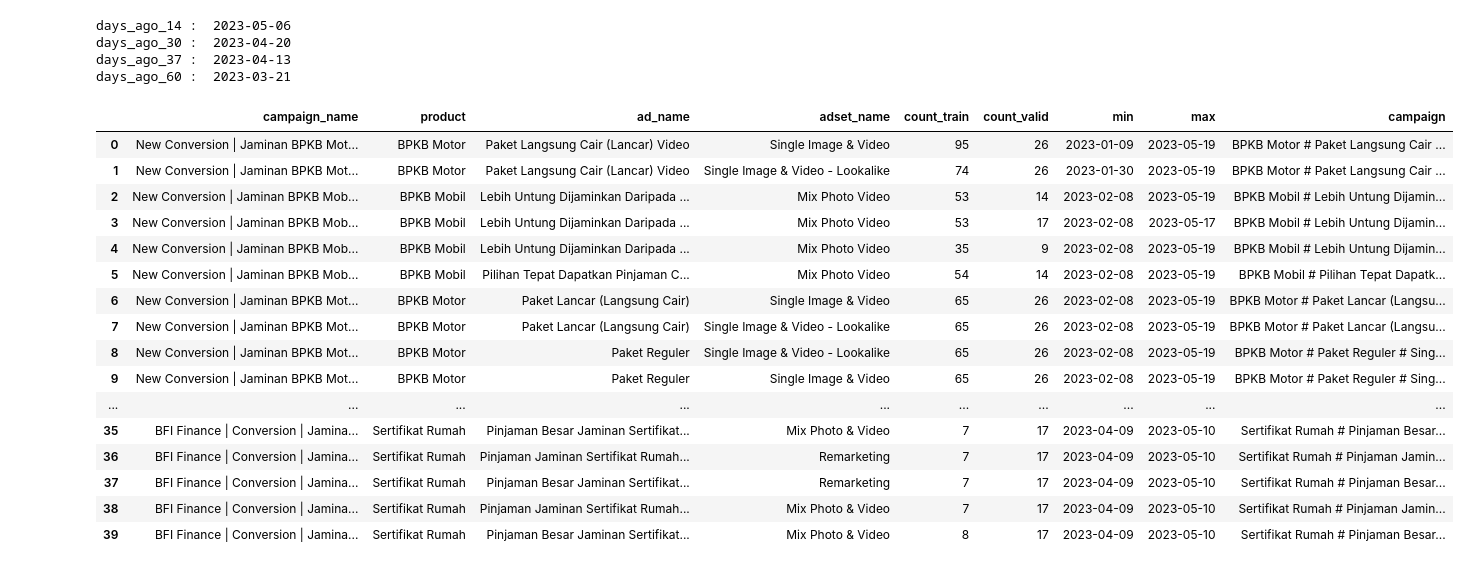
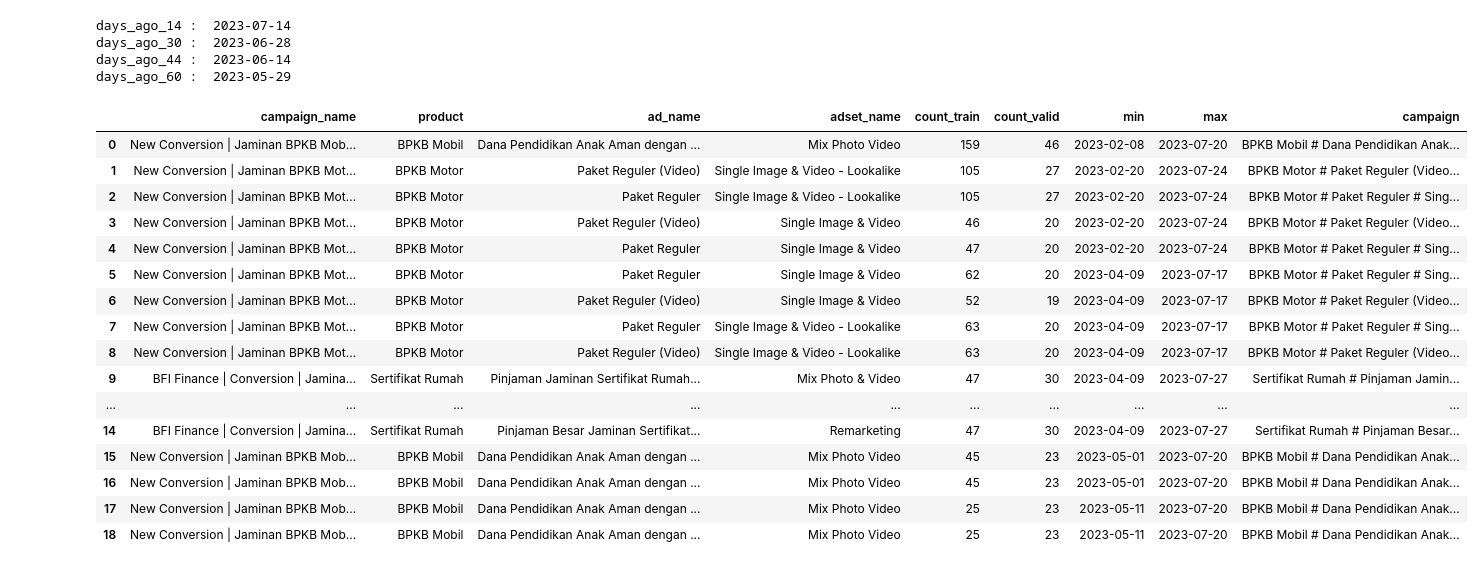
Before and after one commit to hendrikbfi/Project, a Jupyter notebook: digital_leads_forecasting/forecast_meta.ipynb, the cells around one changed output. Saved outputs shown, nothing was run; the diff lists cells and outputs as text; code cells hidden in the pictures.

```diff
--- a/digital_leads_forecasting/forecast_meta.ipynb
+++ b/digital_leads_forecasting/forecast_meta.ipynb
@@ -50,18 +50,18 @@ days_ago_1_str  = ''.join(last_date)
 days_ago_1 = datetime.strptime(days_ago_1_str, '%Y-%m-%d').date()
 days_ago_14 = days_ago_1 - timedelta(days = 13)
 days_ago_30 = days_ago_1 - timedelta(days = 29)
-days_ago_37 = days_ago_1 - timedelta(days = 36)
+days_ago_44 = days_ago_1 - timedelta(days = 43)
 days_ago_60 = days_ago_1 - timedelta(days = 59)
 
 print("days_ago_14 : " , days_ago_14)
 print("days_ago_30 : " , days_ago_30)
-print("days_ago_37 : " , days_ago_37)
+print("days_ago_44 : " , days_ago_44)
 print("days_ago_60 : " , days_ago_60)
 # %% [output]
-days_ago_14 :  2023-05-06
-days_ago_30 :  2023-04-20
-days_ago_37 :  2023-04-13
-days_ago_60 :  2023-03-21
+days_ago_14 :  2023-07-14
+days_ago_30 :  2023-06-28
+days_ago_44 :  2023-06-14
+days_ago_60 :  2023-05-29
 # %%
 try:
     mydb = mysql_drive.connect(host=os.getenv("HOST"), user=os.getenv("DATABASE_USER"),port=os.getenv("DATABASE_PORT"),
@@ -186,50 +186,50 @@ try:
     mydb = mysql_drive.connect(host=os.getenv("HOST"), user=os.getenv("DATABASE_USER"),port=os.getenv("DATABASE_PORT"),
                                 database=os.getenv("DATABASE_NAME"), password=os.getenv("DATABASE_PASSWORD"))
     query = '''
         select campaign_name as campaign_name,
             CASE WHEN lower(campaign_name) LIKE '%mobil%' THEN 'BPKB Mobil'
 		        WHEN lower(campaign_name) LIKE '%motor%' THEN 'BPKB Motor'
 		        WHEN lower(campaign_name) LIKE '%rumah%' THEN 'Sertifikat Rumah'
 		        WHEN lower(campaign_name) LIKE '%all product%' THEN 'All Product'
 		        WHEN lower(campaign_name) LIKE '%all-product%' THEN 'All Product'
 		        else 'Others'
 		        END AS product, ad_name, adset_name,
             count(case when (created_date <= '{1}')then 1 end) as count_train,
             count(case when (created_date >= '{1}')then 1 end) as count_valid,
             min(date_format(created_date,'%Y-%m-%d')) as min, max(date_format(created_date,'%Y-%m-%d')) as max
         from digital_leads.facebook_insights
         where date_format(created_date,'%Y-%m-%d') <= '{3}' and campaign_name <> '(not set)'
         group by campaign_name, product, ad_name, adset_name
         having  min(date_format(created_date,'%Y-%m-%d')) <= '{0}'
                 and max(date_format(created_date,'%Y-%m-%d')) > '{2}'
                 and count(case when (created_date <= '{1}')then 1 end) > 2
                 and count(case when (created_date >= '{1}')then 1 end) > 2
-    '''.format(days_ago_37,days_ago_30, days_ago_14,days_ago_1)
+    '''.format(days_ago_44,days_ago_30, days_ago_14,days_ago_1)
     active = pd.read_sql(query,mydb)
     mydb.close() #close the connection
 except Exception as e:
     mydb.close()
     print(str(e))
 active['campaign']= active['product'] +" # " + active['ad_name'] +" # "+ active["adset_name"] +" # "+ active["campaign_name"]
 active
 # %% [output]
 |  | campaign_name | product | ad_name | adset_name | count_train | count_valid | min | max | campaign |
-| 0 | New Conversion | Jaminan BPKB Mot... | BPKB Motor | Paket Langsung Cair (Lancar) Video | Single Image & Video | 95 | 26 | 2023-01-09 | 2023-05-19 | BPKB Motor # Paket Langsung Cair ... |
-| 1 | New Conversion | Jaminan BPKB Mot... | BPKB Motor | Paket Langsung Cair (Lancar) Video | Single Image & Video - Lookalike | 74 | 26 | 2023-01-30 | 2023-05-19 | BPKB Motor # Paket Langsung Cair ... |
-| 2 | New Conversion | Jaminan BPKB Mob... | BPKB Mobil | Lebih Untung Dijaminkan Daripada ... | Mix Photo Video | 53 | 14 | 2023-02-08 | 2023-05-19 | BPKB Mobil # Lebih Untung Dijamin... |
-| 3 | New Conversion | Jaminan BPKB Mob... | BPKB Mobil | Lebih Untung Dijaminkan Daripada ... | Mix Photo Video | 53 | 17 | 2023-02-08 | 2023-05-17 | BPKB Mobil # Lebih Untung Dijamin... |
-| 4 | New Conversion | Jaminan BPKB Mob... | BPKB Mobil | Lebih Untung Dijaminkan Daripada ... | Mix Photo Video | 35 | 9 | 2023-02-08 | 2023-05-19 | BPKB Mobil # Lebih Untung Dijamin... |
-| 5 | New Conversion | Jaminan BPKB Mob... | BPKB Mobil | Pilihan Tepat Dapatkan Pinjaman C... | Mix Photo Video | 54 | 14 | 2023-02-08 | 2023-05-19 | BPKB Mobil # Pilihan Tepat Dapatk... |
-| 6 | New Conversion | Jaminan BPKB Mot... | BPKB Motor | Paket Lancar (Langsung Cair) | Single Image & Video | 65 | 26 | 2023-02-08 | 2023-05-19 | BPKB Motor # Paket Lancar (Langsu... |
-| 7 | New Conversion | Jaminan BPKB Mot... | BPKB Motor | Paket Lancar (Langsung Cair) | Single Image & Video - Lookalike | 65 | 26 | 2023-02-08 | 2023-05-19 | BPKB Motor # Paket Lancar (Langsu... |
-| 8 | New Conversion | Jaminan BPKB Mot... | BPKB Motor | Paket Reguler | Single Image & Video - Lookalike | 65 | 26 | 2023-02-08 | 2023-05-19 | BPKB Motor # Paket Reguler # Sing... |
-| 9 | New Conversion | Jaminan BPKB Mot... | BPKB Motor | Paket Reguler | Single Image & Video | 65 | 26 | 2023-02-08 | 2023-05-19 | BPKB Motor # Paket Reguler # Sing... |
+| 0 | New Conversion | Jaminan BPKB Mob... | BPKB Mobil | Dana Pendidikan Anak Aman dengan ... | Mix Photo Video | 159 | 46 | 2023-02-08 | 2023-07-20 | BPKB Mobil # Dana Pendidikan Anak... |
+| 1 | New Conversion | Jaminan BPKB Mot... | BPKB Motor | Paket Reguler (Video) | Single Image & Video - Lookalike | 105 | 27 | 2023-02-20 | 2023-07-24 | BPKB Motor # Paket Reguler (Video... |
+| 2 | New Conversion | Jaminan BPKB Mot... | BPKB Motor | Paket Reguler | Single Image & Video - Lookalike | 105 | 27 | 2023-02-20 | 2023-07-24 | BPKB Motor # Paket Reguler # Sing... |
+| 3 | New Conversion | Jaminan BPKB Mot... | BPKB Motor | Paket Reguler (Video) | Single Image & Video | 46 | 20 | 2023-02-20 | 2023-07-24 | BPKB Motor # Paket Reguler (Video... |
+| 4 | New Conversion | Jaminan BPKB Mot... | BPKB Motor | Paket Reguler | Single Image & Video | 47 | 20 | 2023-02-20 | 2023-07-24 | BPKB Motor # Paket Reguler # Sing... |
+| 5 | New Conversion | Jaminan BPKB Mot... | BPKB Motor | Paket Reguler | Single Image & Video | 62 | 20 | 2023-04-09 | 2023-07-17 | BPKB Motor # Paket Reguler # Sing... |
+| 6 | New Conversion | Jaminan BPKB Mot... | BPKB Motor | Paket Reguler (Video) | Single Image & Video | 52 | 19 | 2023-04-09 | 2023-07-17 | BPKB Motor # Paket Reguler (Video... |
+| 7 | New Conversion | Jaminan BPKB Mot... | BPKB Motor | Paket Reguler | Single Image & Video - Lookalike | 63 | 20 | 2023-04-09 | 2023-07-17 | BPKB Motor # Paket Reguler # Sing... |
+| 8 | New Conversion | Jaminan BPKB Mot... | BPKB Motor | Paket Reguler (Video) | Single Image & Video - Lookalike | 63 | 20 | 2023-04-09 | 2023-07-17 | BPKB Motor # Paket Reguler (Video... |
+| 9 | BFI Finance | Conversion | Jamina... | Sertifikat Rumah | Pinjaman Jaminan Sertifikat Rumah... | Mix Photo & Video | 47 | 30 | 2023-04-09 | 2023-07-27 | Sertifikat Rumah # Pinjaman Jamin... |
 | ... | ... | ... | ... | ... | ... | ... | ... | ... | ... |
-| 35 | BFI Finance | Conversion | Jamina... | Sertifikat Rumah | Pinjaman Besar Jaminan Sertifikat... | Mix Photo & Video | 7 | 17 | 2023-04-09 | 2023-05-10 | Sertifikat Rumah # Pinjaman Besar... |
-| 36 | BFI Finance | Conversion | Jamina... | Sertifikat Rumah | Pinjaman Jaminan Sertifikat Rumah... | Remarketing | 7 | 17 | 2023-04-09 | 2023-05-10 | Sertifikat Rumah # Pinjaman Jamin... |
-| 37 | BFI Finance | Conversion | Jamina... | Sertifikat Rumah | Pinjaman Besar Jaminan Sertifikat... | Remarketing | 7 | 17 | 2023-04-09 | 2023-05-10 | Sertifikat Rumah # Pinjaman Besar... |
-| 38 | BFI Finance | Conversion | Jamina... | Sertifikat Rumah | Pinjaman Jaminan Sertifikat Rumah... | Mix Photo & Video | 7 | 17 | 2023-04-09 | 2023-05-10 | Sertifikat Rumah # Pinjaman Jamin... |
-| 39 | BFI Finance | Conversion | Jamina... | Sertifikat Rumah | Pinjaman Besar Jaminan Sertifikat... | Mix Photo & Video | 8 | 17 | 2023-04-09 | 2023-05-10 | Sertifikat Rumah # Pinjaman Besar... |
+| 14 | BFI Finance | Conversion | Jamina... | Sertifikat Rumah | Pinjaman Besar Jaminan Sertifikat... | Remarketing | 47 | 30 | 2023-04-09 | 2023-07-27 | Sertifikat Rumah # Pinjaman Besar... |
+| 15 | New Conversion | Jaminan BPKB Mob... | BPKB Mobil | Dana Pendidikan Anak Aman dengan ... | Mix Photo Video | 45 | 23 | 2023-05-01 | 2023-07-20 | BPKB Mobil # Dana Pendidikan Anak... |
+| 16 | New Conversion | Jaminan BPKB Mob... | BPKB Mobil | Dana Pendidikan Anak Aman dengan ... | Mix Photo Video | 45 | 23 | 2023-05-01 | 2023-07-20 | BPKB Mobil # Dana Pendidikan Anak... |
+| 17 | New Conversion | Jaminan BPKB Mob... | BPKB Mobil | Dana Pendidikan Anak Aman dengan ... | Mix Photo Video | 25 | 23 | 2023-05-11 | 2023-07-20 | BPKB Mobil # Dana Pendidikan Anak... |
+| 18 | New Conversion | Jaminan BPKB Mob... | BPKB Mobil | Dana Pendidikan Anak Aman dengan ... | Mix Photo Video | 25 | 23 | 2023-05-11 | 2023-07-20 | BPKB Mobil # Dana Pendidikan Anak... |
 # %%
 Active_campaign = meta.loc[meta.campaign.isin(active.campaign.values)]
                #, ['googleAdsCampaignName', 'created_date', 'advertiserAdClicks', 'cost']]
```
Also changed, not shown: parts of 20 cells of this notebook, 16 other files.
